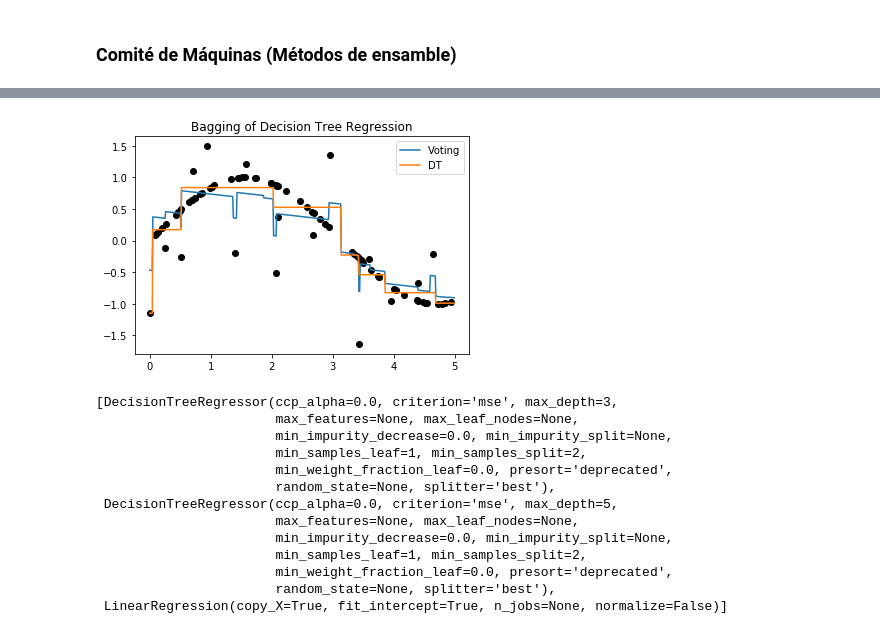
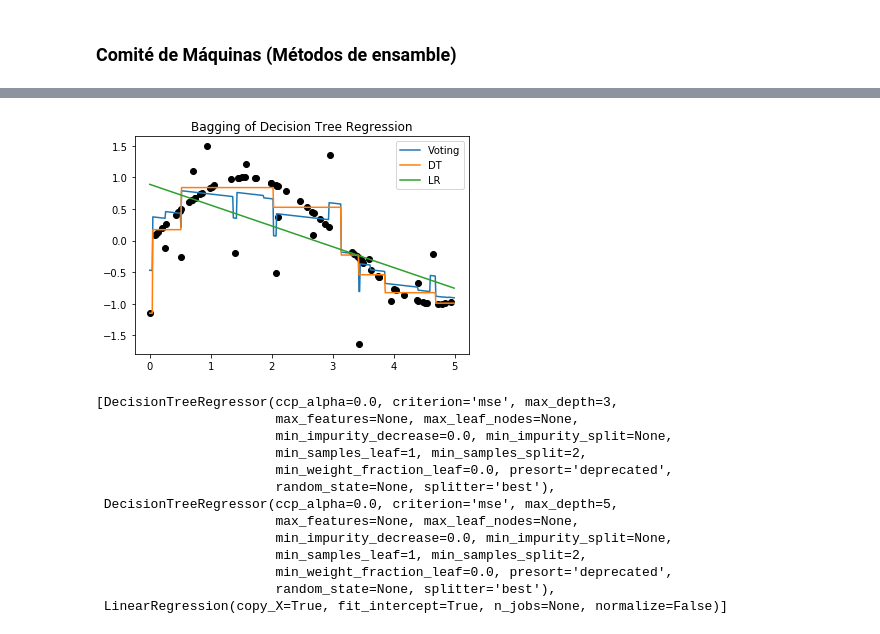
Before and after one commit to UDEA-Esp-Analitica-y-Ciencia-de-Datos/EACD-04-MACHINE-LEARNING-1, a Jupyter notebook: 12-Arboles_de_Decision_Voting_Bagging_Random_Forest.ipynb, the cells around one changed output, grey strips where cells are left out. Cells and saved outputs as stored; diff of their text form; code cells hidden in the pictures.

```diff
--- a/12-Arboles_de_Decision_Voting_Bagging_Random_Forest.ipynb
+++ b/12-Arboles_de_Decision_Voting_Bagging_Random_Forest.ipynb
@@ -239,35 +241,35 @@ from sklearn.ensemble import VotingRegressor
 from sklearn.linear_model import LinearRegression
 from sklearn.tree import DecisionTreeRegressor
 # Create a random dataset
 rng = np.random.RandomState(1)
 X = np.sort(5 * rng.rand(80, 1), axis=0)
 y = np.sin(X).ravel()
 y[::5] += 3 * (0.5 - rng.rand(16))
 
 # Fit regression model
 
 clf_a = DecisionTreeRegressor(max_depth=3)
 clf_b = DecisionTreeRegressor(max_depth=5)
 clf_c = LinearRegression()
 clf = VotingRegressor([('DT1', clf_a), ('DT2', clf_b), ('lr', clf_c)]).fit(X, y)
 #clf = VotingRegressor([('DT1', clf_a), ('DT2', clf_b)]).fit(X, y)
 
 # Predict
 X_test = np.arange(0.0, 5.0, 0.01)[:, np.newaxis]
 y_1 = clf.predict(X_test)
 y_2 = clf.estimators_[0].predict(X_test)
 y_3 = clf.estimators_[2].predict(X_test)
 
 plt.plot(X,y,'o',color='black')
 plt.plot(X_test,y_1,label='Voting')
 plt.plot(X_test,y_2,label='DT')
-#plt.plot(X_test,y_3,label='LR')
+plt.plot(X_test,y_3,label='LR')
 # Plot the resu  et")
 plt.title("Bagging of Decision Tree Regression")
 plt.legend()
 plt.show()
 # %% [output]
-[figure, old version]
+[figure, new version]
 # %%
 clf.estimators_[0]
 # %% [output]
```
Also changed, not shown: parts of 5 cells of this notebook, 8 other files.
